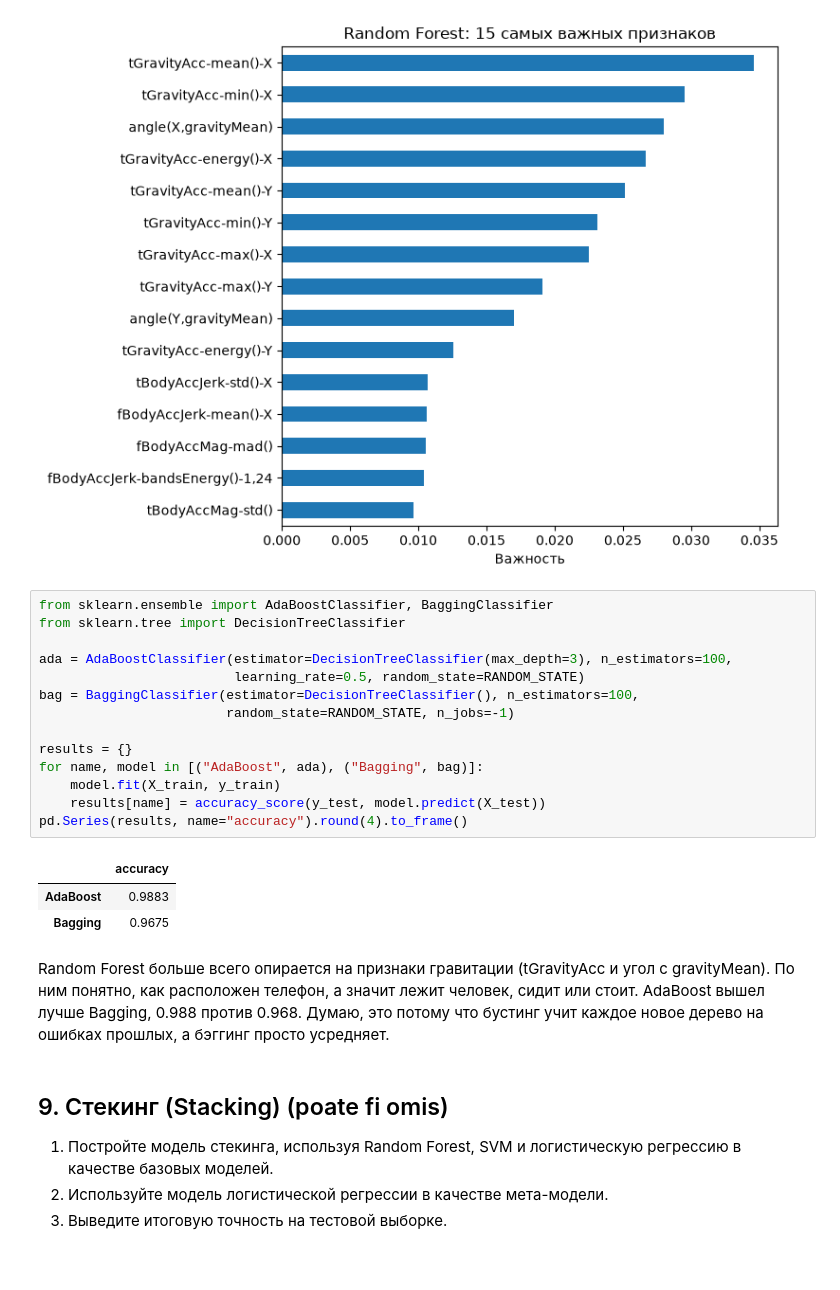
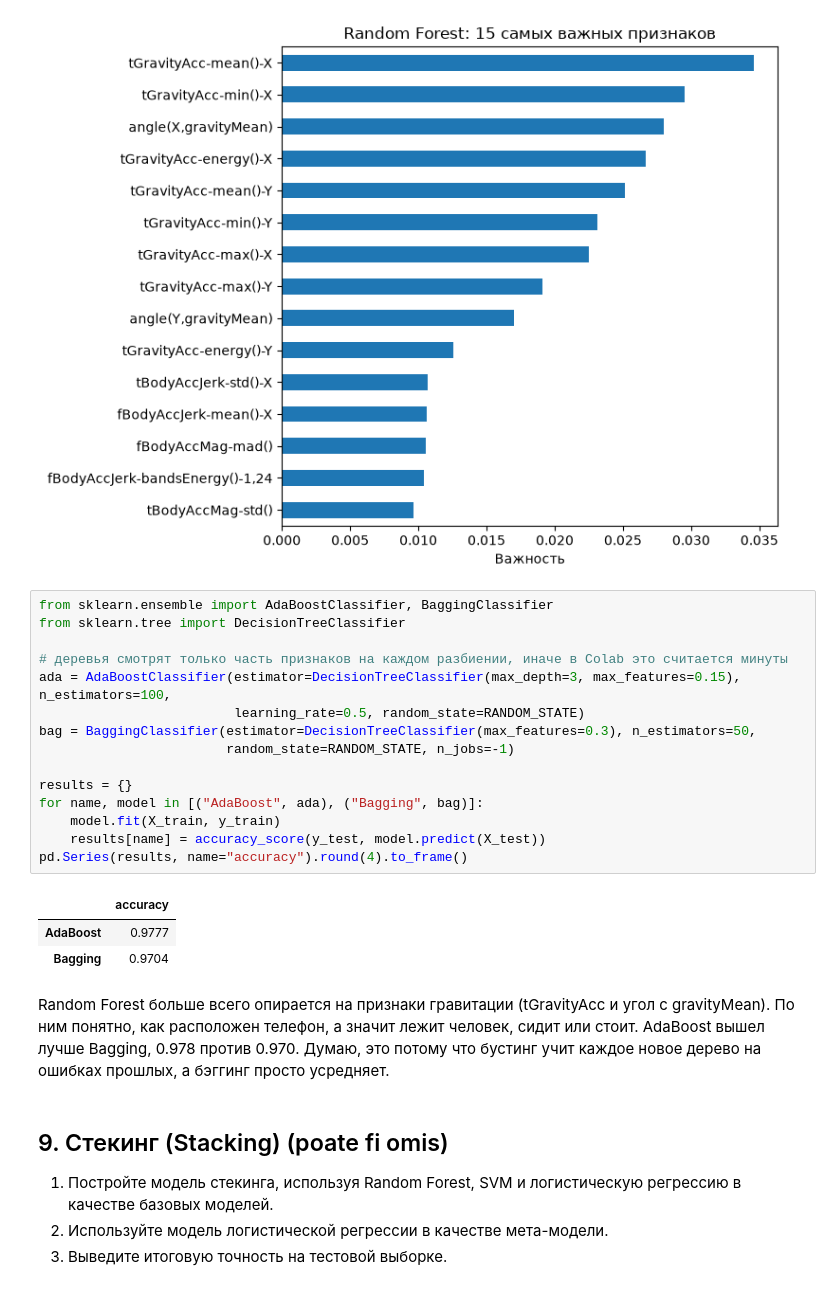
Before and after one commit to Dwarfpt/IASD-Machine-Learning, a Jupyter notebook: ATT/Ru_Eduard_Dimitriu_Eval_1_ML.ipynb, the cells around one changed output. Cells and saved outputs as stored; diff of their text form.

Commit message:
Ускорил ансамбли, чтобы в колабе не считалось по 5 минут

```diff
--- a/ATT/Ru_Eduard_Dimitriu_Eval_1_ML.ipynb
+++ b/ATT/Ru_Eduard_Dimitriu_Eval_1_ML.ipynb
@@ -341,23 +341,24 @@ dtype: float64
 # %%
 from sklearn.ensemble import AdaBoostClassifier, BaggingClassifier
 from sklearn.tree import DecisionTreeClassifier
 
-ada = AdaBoostClassifier(estimator=DecisionTreeClassifier(max_depth=3), n_estimators=100,
+# деревья смотрят только часть признаков на каждом разбиении, иначе в Colab это считается минуты
+ada = AdaBoostClassifier(estimator=DecisionTreeClassifier(max_depth=3, max_features=0.15), n_estimators=100,
                          learning_rate=0.5, random_state=RANDOM_STATE)
-bag = BaggingClassifier(estimator=DecisionTreeClassifier(), n_estimators=100,
+bag = BaggingClassifier(estimator=DecisionTreeClassifier(max_features=0.3), n_estimators=50,
                         random_state=RANDOM_STATE, n_jobs=-1)
 
 results = {}
 for name, model in [("AdaBoost", ada), ("Bagging", bag)]:
     model.fit(X_train, y_train)
     results[name] = accuracy_score(y_test, model.predict(X_test))
 pd.Series(results, name="accuracy").round(4).to_frame()
 # %% [output]
 |  | accuracy |
-| AdaBoost | 0.9883 |
-| Bagging | 0.9675 |
+| AdaBoost | 0.9777 |
+| Bagging | 0.9704 |
 # %% [markdown]
-Random Forest больше всего опирается на признаки гравитации (tGravityAcc и угол с gravityMean). По ним понятно, как расположен телефон, а значит лежит человек, сидит или стоит. AdaBoost вышел лучше Bagging, 0.988 против 0.968. Думаю, это потому что бустинг учит каждое новое дерево на ошибках прошлых, а бэггинг просто усредняет.
+Random Forest больше всего опирается на признаки гравитации (tGravityAcc и угол с gravityMean). По ним понятно, как расположен телефон, а значит лежит человек, сидит или стоит. AdaBoost вышел лучше Bagging, 0.978 против 0.970. Думаю, это потому что бустинг учит каждое новое дерево на ошибках прошлых, а бэггинг просто усредняет.
 # %% [markdown]
 ## 9. Стекинг (Stacking) (poate fi omis)
 1. Постройте модель стекинга, используя Random Forest, SVM и логистическую регрессию в качестве базовых моделей.
```
Also changed, not shown: parts of 3 cells of this notebook, 2 other files.
